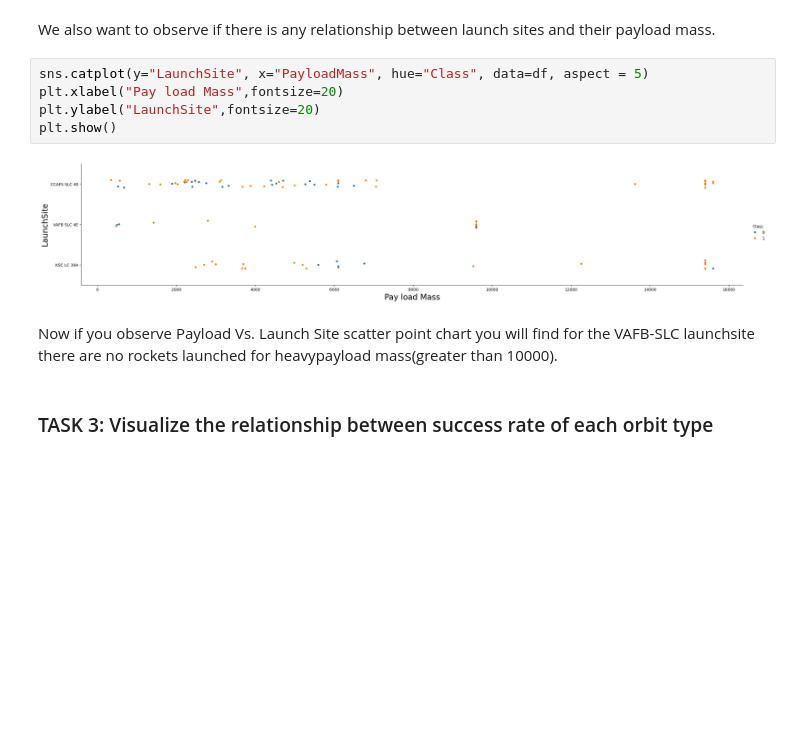
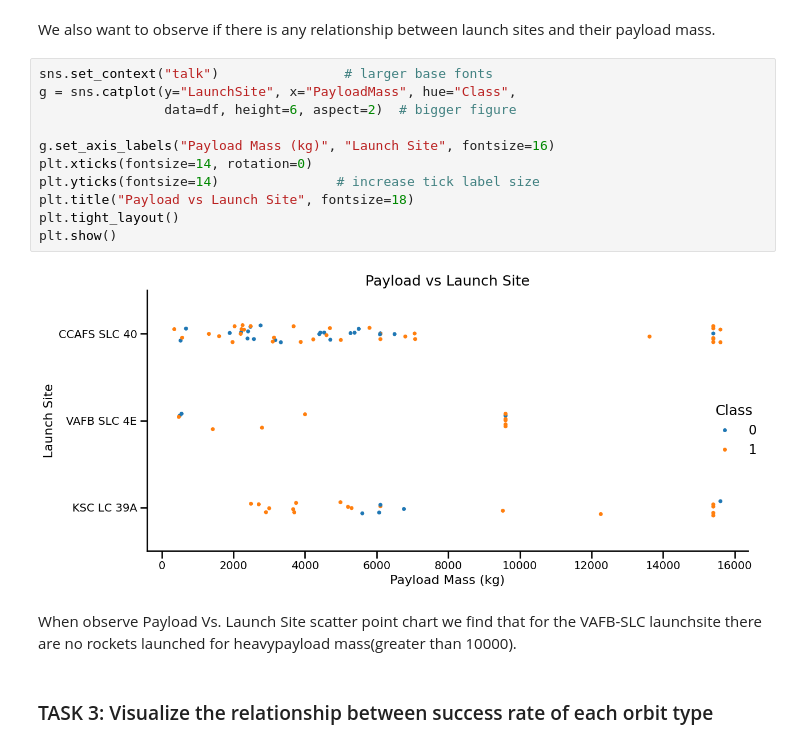
Before and after one commit to MamadyMagass/Applied-Data-Science-Capstone-IBM, a Jupyter notebook: week_2/jupyter-labs-eda-dataviz-v2.ipynb, the cells around one changed output. Drawn from its saved outputs; the diff is of its cells as text; blank space fills up the shorter version.

```diff
--- a/week_2/jupyter-labs-eda-dataviz-v2.ipynb
+++ b/week_2/jupyter-labs-eda-dataviz-v2.ipynb
@@ -121,15 +130,21 @@ It seems that at every launch site, the higher the number of flights, the more s
 ### TASK 2: Visualize the relationship between Payload and Launch Site
 # %% [markdown]
 We also want to observe if there is any relationship between launch sites and their payload mass.
-# %%
-sns.catplot(y="LaunchSite", x="PayloadMass", hue="Class", data=df, aspect = 5)
-plt.xlabel("Pay load Mass",fontsize=20)
-plt.ylabel("LaunchSite",fontsize=20)
-plt.show()
-# %% [output]
-[figure, removed]
+# %%
+sns.set_context("talk")                # larger base fonts
+g = sns.catplot(y="LaunchSite", x="PayloadMass", hue="Class",
+                data=df, height=6, aspect=2)  # bigger figure
+
+g.set_axis_labels("Payload Mass (kg)", "Launch Site", fontsize=16)
+plt.xticks(fontsize=14, rotation=0)
+plt.yticks(fontsize=14)               # increase tick label size
+plt.title("Payload vs Launch Site", fontsize=18)
+plt.tight_layout()
+plt.show()
+# %% [output]
+[figure, added]
 # %% [markdown]
-Now if you observe Payload Vs. Launch Site scatter point chart you will find for the VAFB-SLC  launchsite there are no  rockets  launched for  heavypayload mass(greater than 10000).
+When observe Payload Vs. Launch Site scatter point chart we find that for the VAFB-SLC  launchsite there are no  rockets  launched for  heavypayload mass(greater than 10000).
 # %% [markdown]
 ### TASK  3: Visualize the relationship between success rate of each orbit type
 # %% [markdown]
```
Also changed, not shown: parts of 5 cells of this notebook, 5 other files.
